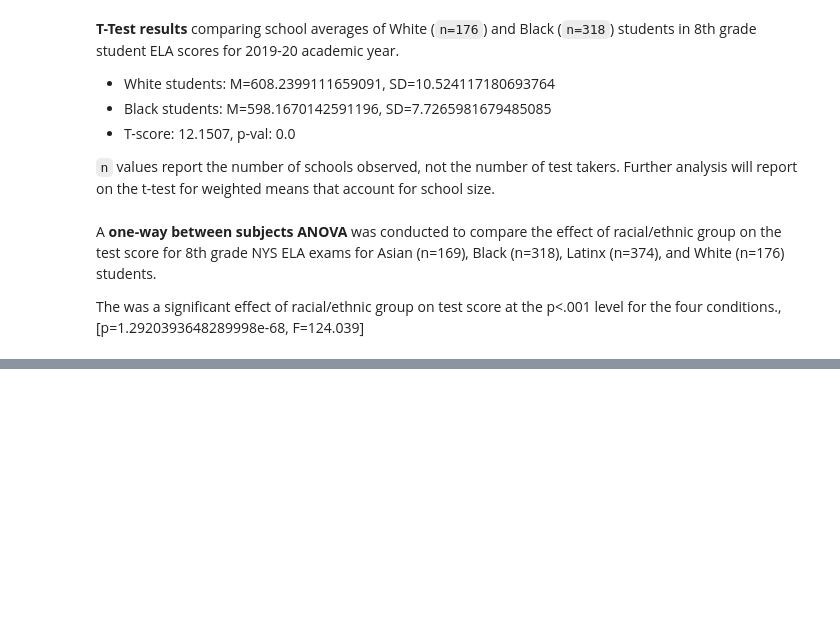
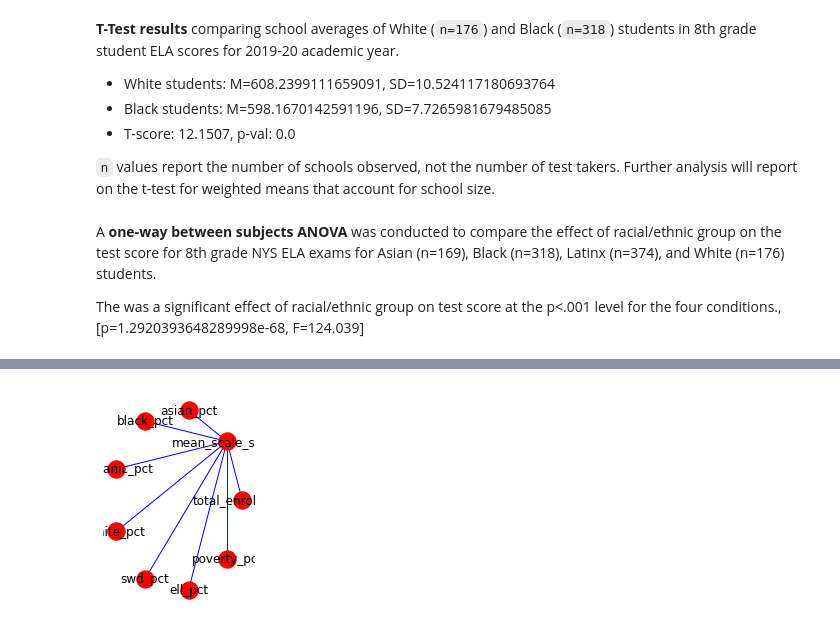
Before and after one commit to adelphi-ed-tech/nycschools, a Jupyter notebook: nb/anova.ipynb, the cells around one changed output, grey strips where cells are left out. Saved outputs shown, nothing was run; the diff lists cells and outputs as text; code cells hidden in the pictures; blank space fills up the shorter version.

Commit message:
added graph plt package to anova

```diff
--- a/nb/anova.ipynb
+++ b/nb/anova.ipynb
@@ -260,0 +282,13 @@ strong multicollinearity or other numerical problems.
+# %%
+coeff = model.conf_int()
+pd.DataFrame({"parameters": list(coeff.index), "coefficient":model.params})
+
+coef_df = pd.DataFrame({
+    'parameter': model.params.index.values[1:],
+    'coef': model.params.values[1:],
+    'pvalue': model.pvalues.round(4).values[1:]
+})
+
+coef_df["area"] = abs(coef_df["coef"])
+coef_df["area_size"] = 300 * (abs(coef_df["coef"]) / coef_df.area.max())
+coef_df
@@ -260,0 +305,15 @@ strong multicollinearity or other numerical problems.
+# %%
+import networkx as nx
+score = "mean_scale_score"
+G = nx.Graph()
+edges = zip(coef_df.parameter, ["mean_scale_score" for _ in range(len(coef_df))], coef_df.coef)
+edges = tuple(edges)
+G.add_weighted_edges_from(edges)
+# G.add_edges_from([(1, 2), (1, 3)])
+coef_df.apply(add_node, axis=1)
+       # adds node "spam"
+subax1 = plt.subplot(121)
+nx.draw(G, pos=nx.circular_layout(G), with_labels=True, node_color='r', edge_color='b')
+plt.show()
+# %% [output]
+[figure, added]
```
Also changed, not shown: parts of 12 cells of this notebook.
